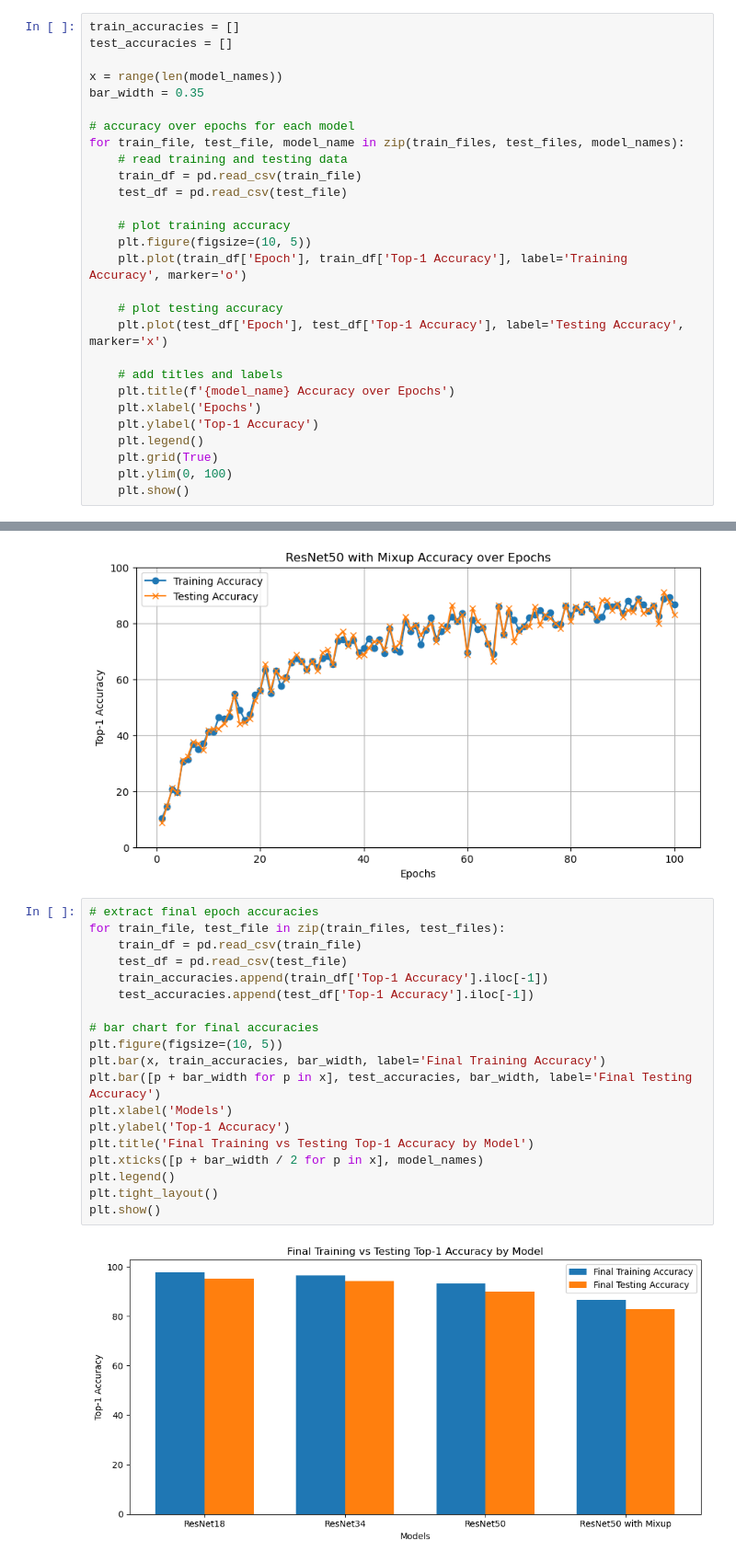
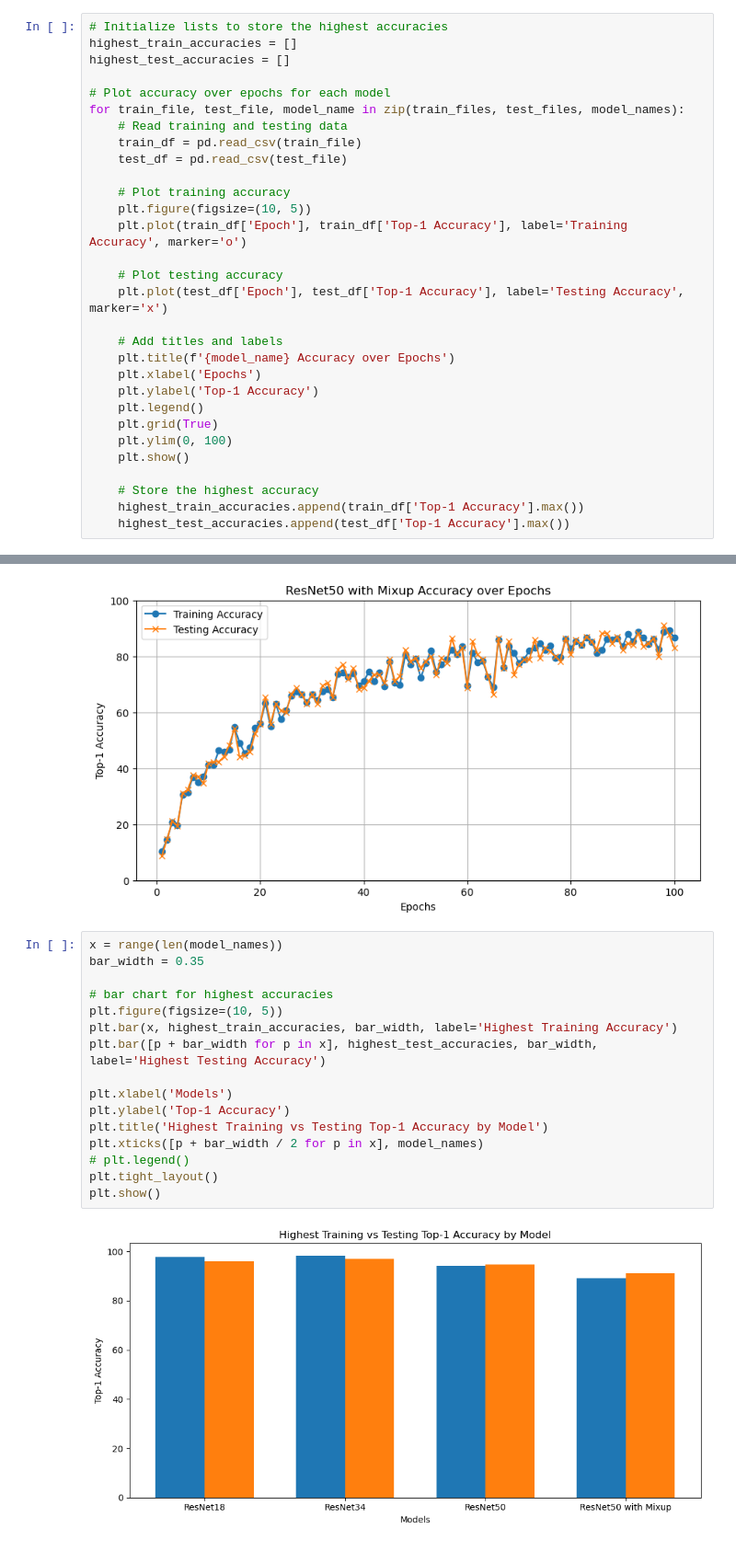
Before and after one commit to tylervu1/oxford-cnn, a Jupyter notebook: accuracy_logs/display.ipynb, the cells around one changed output, grey strips where cells are left out. Shown at 92% size. Drawn from its saved outputs; the diff is of its cells as text.

Commit message:
highest accuracy instead of latest

```diff
--- a/accuracy_logs/display.ipynb
+++ b/accuracy_logs/display.ipynb
@@ -7,26 +7,24 @@ train_files = ['resnet18_train.csv', 'resnet34_train.csv', 'resnet50_train.csv',
 test_files = ['resnet18_test.csv', 'resnet34_test.csv', 'resnet50_test.csv', 'resnet50_withmixup_test.csv']
 model_names = ['ResNet18', 'ResNet34', 'ResNet50', 'ResNet50 with Mixup']
 # %%
-train_accuracies = []
-test_accuracies = []
+# Initialize lists to store the highest accuracies
+highest_train_accuracies = []
+highest_test_accuracies = []
 
-x = range(len(model_names))
-bar_width = 0.35
-
-# accuracy over epochs for each model
+# Plot accuracy over epochs for each model
 for train_file, test_file, model_name in zip(train_files, test_files, model_names):
-    # read training and testing data
+    # Read training and testing data
     train_df = pd.read_csv(train_file)
     test_df = pd.read_csv(test_file)
 
-    # plot training accuracy
+    # Plot training accuracy
     plt.figure(figsize=(10, 5))
     plt.plot(train_df['Epoch'], train_df['Top-1 Accuracy'], label='Training Accuracy', marker='o')
 
-    # plot testing accuracy
+    # Plot testing accuracy
     plt.plot(test_df['Epoch'], test_df['Top-1 Accuracy'], label='Testing Accuracy', marker='x')
 
-    # add titles and labels
+    # Add titles and labels
     plt.title(f'{model_name} Accuracy over Epochs')
     plt.xlabel('Epochs')
     plt.ylabel('Top-1 Accuracy')
@@ -34,29 +32,30 @@ for train_file, test_file, model_name in zip(train_files, test_files, model_name
     plt.grid(True)
     plt.ylim(0, 100)
     plt.show()
+
+    # Store the highest accuracy
+    highest_train_accuracies.append(train_df['Top-1 Accuracy'].max())
+    highest_test_accuracies.append(test_df['Top-1 Accuracy'].max())
 # %% [output]
 [figure]
 [figure]
 [figure]
 [figure]
 # %%
-# extract final epoch accuracies
-for train_file, test_file in zip(train_files, test_files):
-    train_df = pd.read_csv(train_file)
-    test_df = pd.read_csv(test_file)
-    train_accuracies.append(train_df['Top-1 Accuracy'].iloc[-1])
-    test_accuracies.append(test_df['Top-1 Accuracy'].iloc[-1])
+x = range(len(model_names))
+bar_width = 0.35
 
-# bar chart for final accuracies
+# bar chart for highest accuracies
 plt.figure(figsize=(10, 5))
-plt.bar(x, train_accuracies, bar_width, label='Final Training Accuracy')
-plt.bar([p + bar_width for p in x], test_accuracies, bar_width, label='Final Testing Accuracy')
+plt.bar(x, highest_train_accuracies, bar_width, label='Highest Training Accuracy')
+plt.bar([p + bar_width for p in x], highest_test_accuracies, bar_width, label='Highest Testing Accuracy')
+
 plt.xlabel('Models')
 plt.ylabel('Top-1 Accuracy')
-plt.title('Final Training vs Testing Top-1 Accuracy by Model')
+plt.title('Highest Training vs Testing Top-1 Accuracy by Model')
 plt.xticks([p + bar_width / 2 for p in x], model_names)
-plt.legend()
+# plt.legend()
 plt.tight_layout()
 plt.show()
 # %% [output]
-[figure, old version]
+[figure, new version]
```
Also changed, not shown: parts of 2 cells of this notebook.
